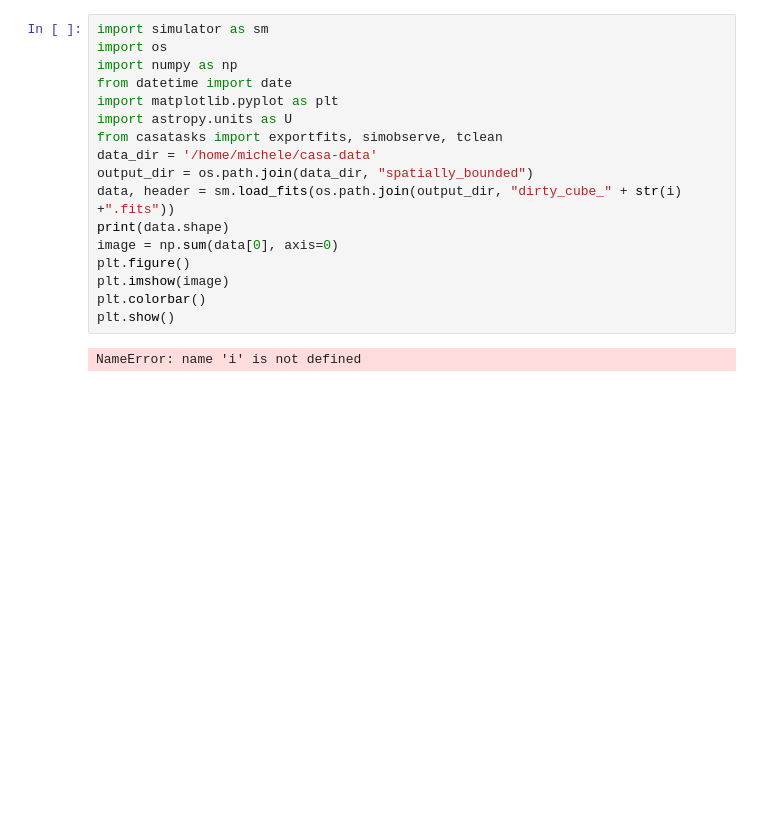
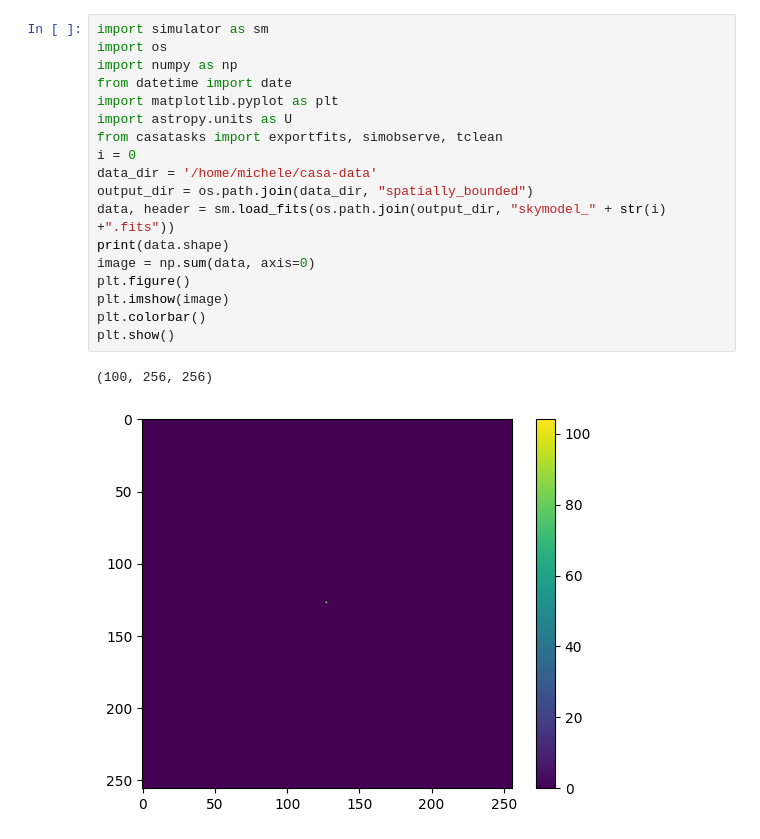
Before and after one commit to MicheleDelliVeneri/ALMASim, a Jupyter notebook: tester.ipynb, the cells around one changed output. Drawn from its saved outputs; the diff is of its cells as text; blank space fills up the shorter version.

```diff
--- a/tester.ipynb
+++ b/tester.ipynb
@@ -115,22 +126,24 @@ sm.plotter(i, output_dir, plot_dir)
 # %%
 import simulator as sm
 import os
 import numpy as np
 from datetime import date
 import matplotlib.pyplot as plt
 import astropy.units as U
 from casatasks import exportfits, simobserve, tclean
+i = 0
 data_dir = '/home/michele/casa-data'
 output_dir = os.path.join(data_dir, "spatially_bounded")
-data, header = sm.load_fits(os.path.join(output_dir, "dirty_cube_" + str(i) +".fits"))
+data, header = sm.load_fits(os.path.join(output_dir, "skymodel_" + str(i) +".fits"))
 print(data.shape)
-image = np.sum(data[0], axis=0)
+image = np.sum(data, axis=0)
 plt.figure()
 plt.imshow(image)
 plt.colorbar()
 plt.show()
 # %% [output]
-NameError: name 'i' is not defined
+(100, 256, 256)
+[figure, added]
 # %%
 import simulator as sm
 import simulator as sm
```
Also changed, not shown: parts of 2 cells of this notebook, 1 other file.
